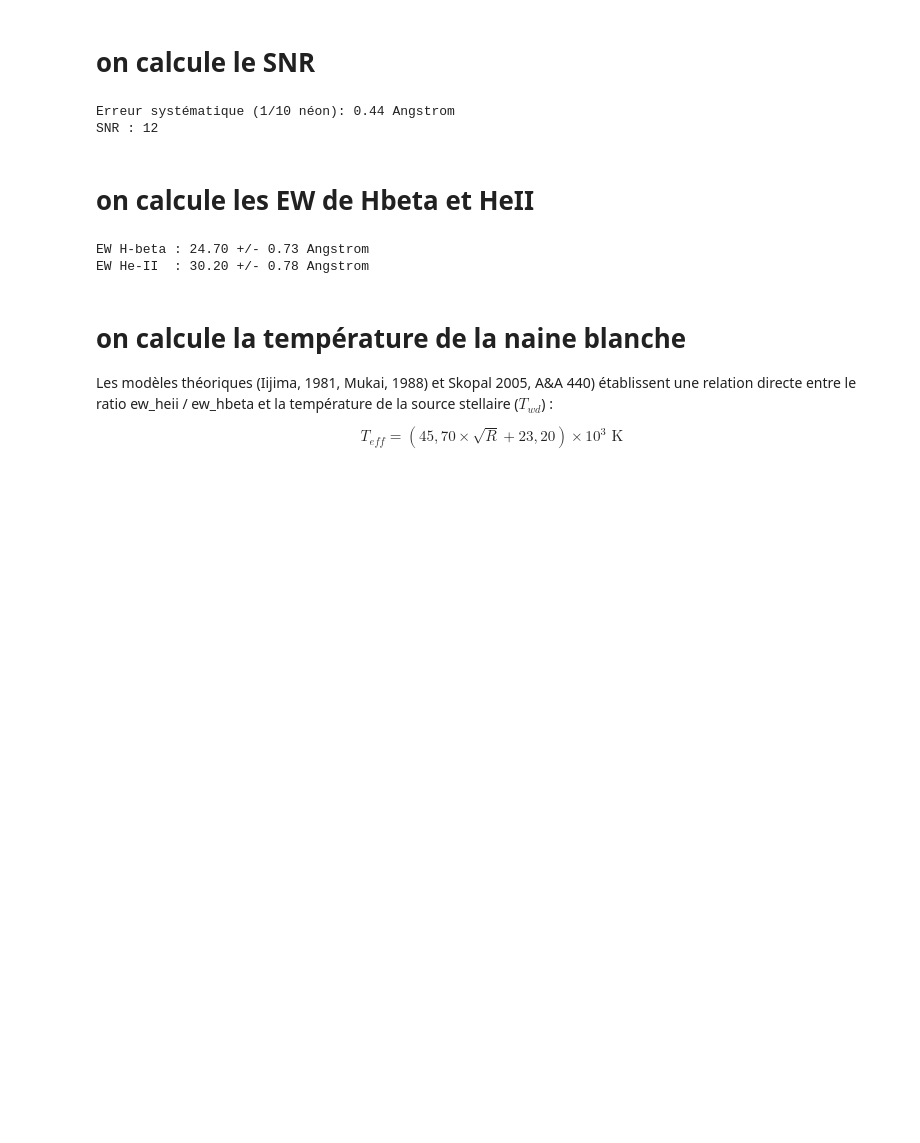
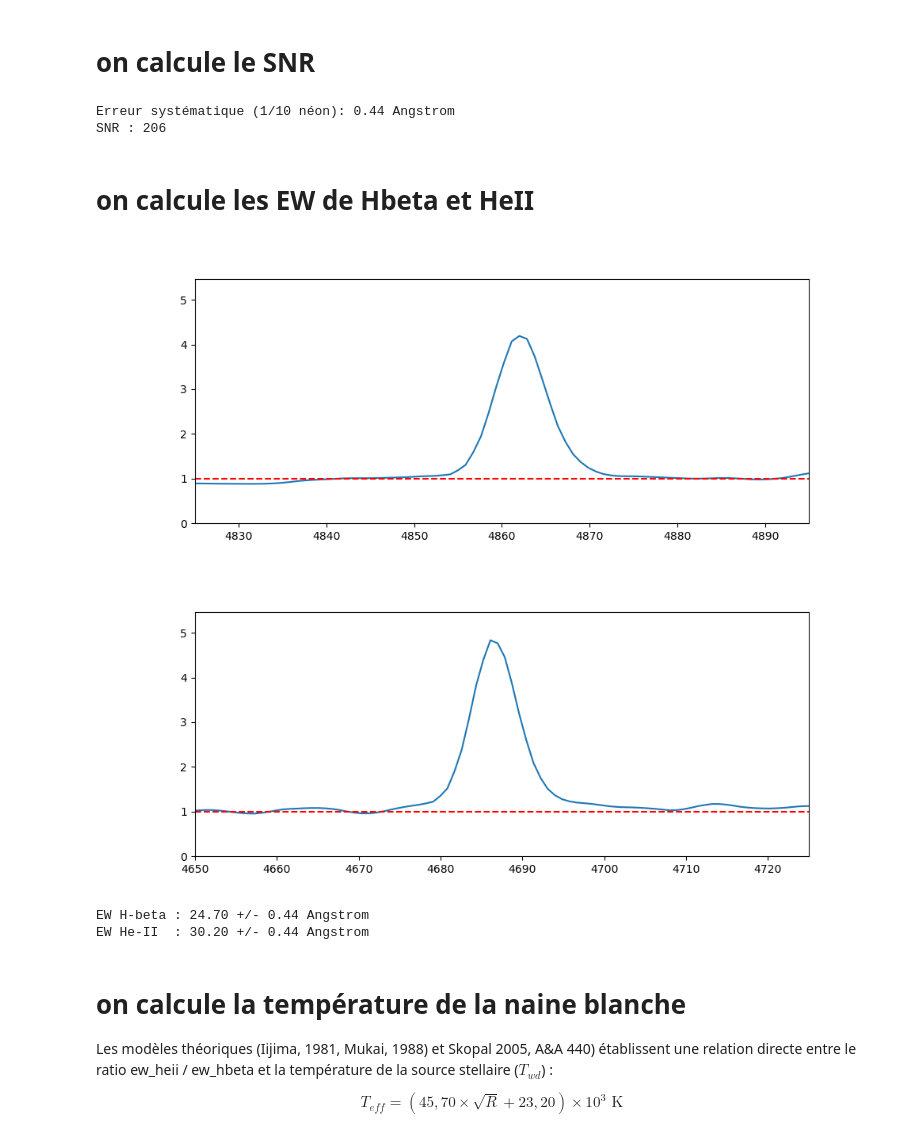
Before and after one commit to plouis35/SAR_colab, a Jupyter notebook: notebooks/04_symbiotique.ipynb, the cells around one changed output. Saved outputs shown, nothing was run; the diff lists cells and outputs as text; code cells hidden in the pictures; blank space fills up the shorter version.

```diff
--- a/notebooks/04_symbiotique.ipynb
+++ b/notebooks/04_symbiotique.ipynb
@@ -131,11 +117,13 @@ err_fwhm_inst_angstrom = (fwhm_neon_pix * delta_lambda) / 10
 print(f"Erreur systématique (1/10 néon): {err_fwhm_inst_angstrom:.2f}")
 
 sub_spectrum = extract_region(spec, region_continuum)
-snr_val = np.median(sub_spectrum.data) / mad_std(sub_spectrum.data)
+#snr_val = np.median(sub_spectrum.data) / mad_std(sub_spectrum.data)
+snr_val = snr_derived(sub_spectrum) #.value
+
 print(f"SNR : {snr_val:.0f}")
 # %% [output]
 Erreur systématique (1/10 néon): 0.44 Angstrom
-SNR : 12
+SNR : 206
 # %% [markdown]
 # on calcule les EW de Hbeta et HeII
 # %%
@@ -144,45 +132,49 @@ from specutils.analysis import equivalent_width
 from specutils import SpectralRegion
 from specutils.manipulation import extract_region
 import astropy.units as u
 
-# calcule la largeur équivalente en prenant un continuum de 1.0 proches des raies
-# indispensable ici car le spectre de la géante est rempli de TiO qui ne brouille le contiuum ...
+# on calcule la largeur équivalente en prenant un continuum de 1.0 proches des raies
+# c'est important ici car le spectre de la géante est rempli de TiO qui brouille le continuum
+# on utilise ici uniquement les méthodes natives de specutils (i.e. pas d'ajustements)
 def get_ew(spectrum, snr_value, line_start, line_end, cont_start, cont_end):
     line_reg = SpectralRegion(line_start*u.AA, line_end*u.AA)
     cont_reg = SpectralRegion(cont_start*u.AA, cont_end*u.AA)
 
     # On extrait la zone du continuum et on prend la moyenne
     cont_sub = extract_region(spectrum, cont_reg)
     mean_cont = np.mean(cont_sub.flux)
 
-    # On divise tout le spectre par la valeur moyenne du continuum
+    # On divise tout le spectre par la valeur moyenne du continuum -> 1
     spec_norm = spectrum / mean_cont
 
     # on vérifie que c'est bon visuellement
-    #plt.figure(figsize=(10, 4))
-    #plt.plot(spec_norm.spectral_axis, spec_norm.flux)
-    #plt.axhline(1.0, color='r', linestyle='--') # La ligne du continuum
-    #plt.xlim(line_start - 20, line_end + 20) # On zoome sur la raie
-    #plt.ylim(0, np.max(spectrum.flux))
-    #plt.show()
+    if False: #True:
+        plt.figure(figsize=(10, 4))
+        plt.plot(spec_norm.spectral_axis, spec_norm.flux)
+        plt.axhline(1.0, color='r', linestyle='--') # La ligne du continuum
+        plt.xlim(line_start - 20, line_end + 20) # On zoome sur la raie
+        plt.ylim(0, np.max(spectrum.flux))
+        plt.show()
 
     # on récupère l'EW
     ew_value = equivalent_width(spec_norm, regions=line_reg)
 
     # on calcule l'incertitude
     delta_lambda = np.mean(np.diff(spectrum.spectral_axis))       #  pas spectral (dispersion)
-    err_ew_fit = (1.5 / snr_value) * np.sqrt(delta_lambda * np.abs(ew_value))     # formule de Vollmann & Bernhard (Cayrel généralisée) :
+    err_ew_fit = (1.5 / snr_value) * np.sqrt(delta_lambda * np.abs(ew_value))     # formule de Cayrel généralisée
 
     return (abs(ew_value), err_ew_fit)
 
 ew_hbeta, sigma_ew_hbeta = get_ew(spec, snr_val, 4845, 4875, 4840, 4845)
 ew_heii, sigma_ew_heii  = get_ew(spec, snr_val, 4670, 4705, 4670, 4675)
 
 print(f"EW H-beta : {ew_hbeta.value:.2f} +/- {np.sqrt(sigma_ew_hbeta**2 + err_fwhm_inst_angstrom**2):.2f}")
 print(f"EW He-II  : {ew_heii.value:.2f} +/- {np.sqrt(sigma_ew_heii**2 + err_fwhm_inst_angstrom**2):.2f}")
 # %% [output]
+[figure, added]
+[figure, added]
-EW H-beta : 24.70 +/- 0.73 Angstrom
-EW He-II  : 30.20 +/- 0.78 Angstrom
+EW H-beta : 24.70 +/- 0.44 Angstrom
+EW He-II  : 30.20 +/- 0.44 Angstrom
 # %% [markdown]
 # on calcule la température de la naine blanche
 
```
Also changed, not shown: parts of 3 cells of this notebook, 13 other files.
